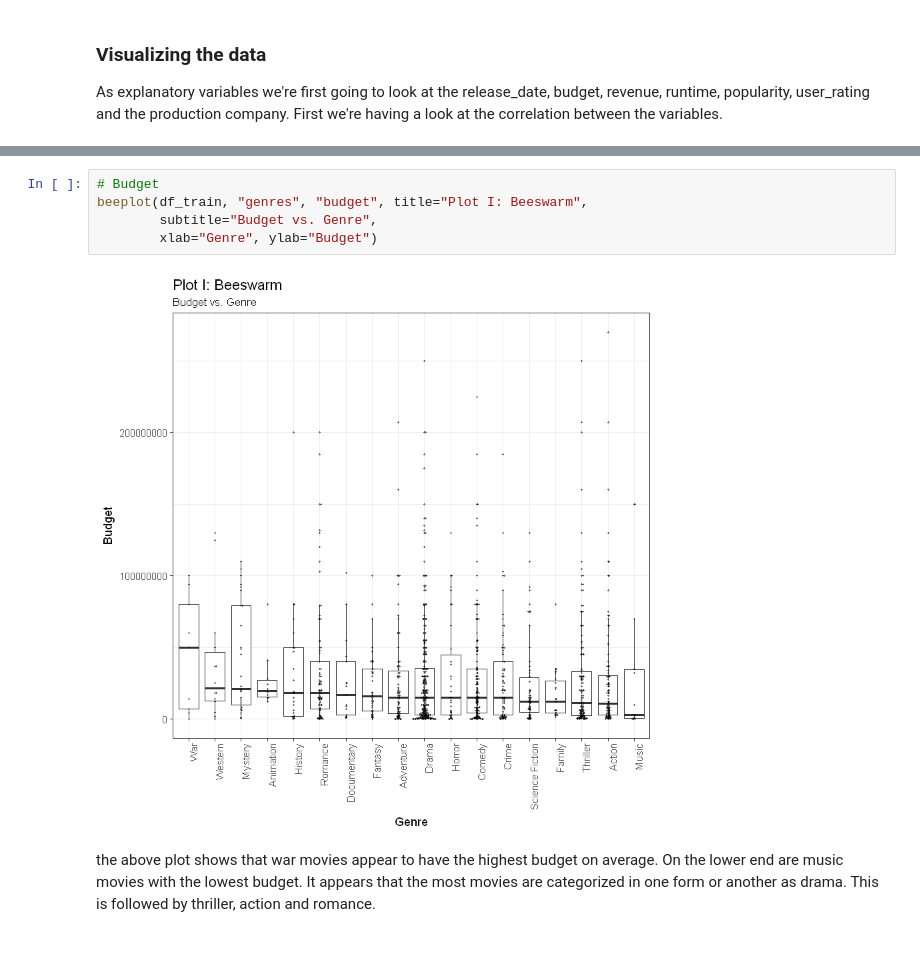
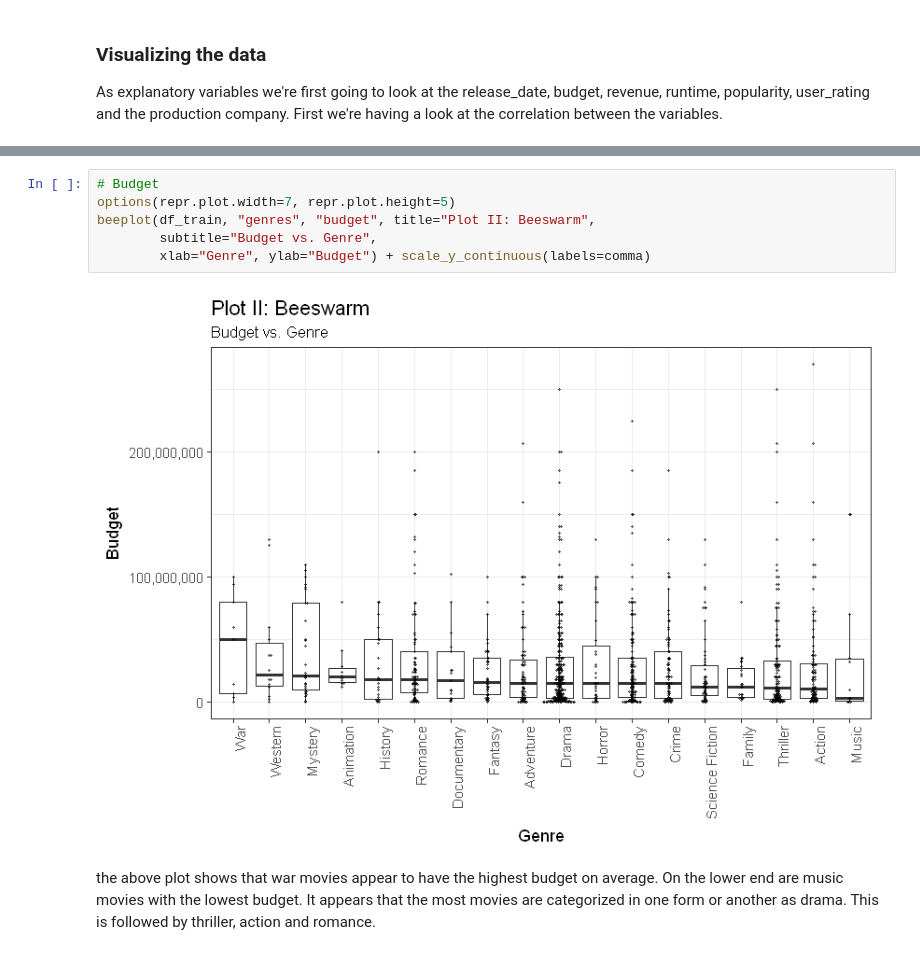
Before and after one commit to greenore/deep-learning-project, a Jupyter notebook: milestone1/Milestone1.ipynb, the cells around one changed output, grey strips where cells are left out. Drawn from its saved outputs; the diff is of its cells as text.

```diff
--- a/milestone1/Milestone1.ipynb
+++ b/milestone1/Milestone1.ipynb
@@ -368,11 +371,12 @@ It looks like there is a high positive correlation between the budget and revenu
 Next we're looking at the relationsship between the variables with the genre.
 # %%
 # Budget
-beeplot(df_train, "genres", "budget", title="Plot I: Beeswarm",
+options(repr.plot.width=7, repr.plot.height=5)
+beeplot(df_train, "genres", "budget", title="Plot II: Beeswarm",
         subtitle="Budget vs. Genre",
-        xlab="Genre", ylab="Budget")
+        xlab="Genre", ylab="Budget") + scale_y_continuous(labels=comma)
 # %% [output]
-[figure, old version]
+[figure, new version]
 # %% [markdown]
 the above plot shows that war movies appear to have the highest budget on average. On the lower end are music movies with the lowest budget.
 It appears that the most movies are categorized in one form or another as drama. This is followed by thriller, action and romance.
```
Also changed, not shown: parts of 22 cells of this notebook, 1 other file.
